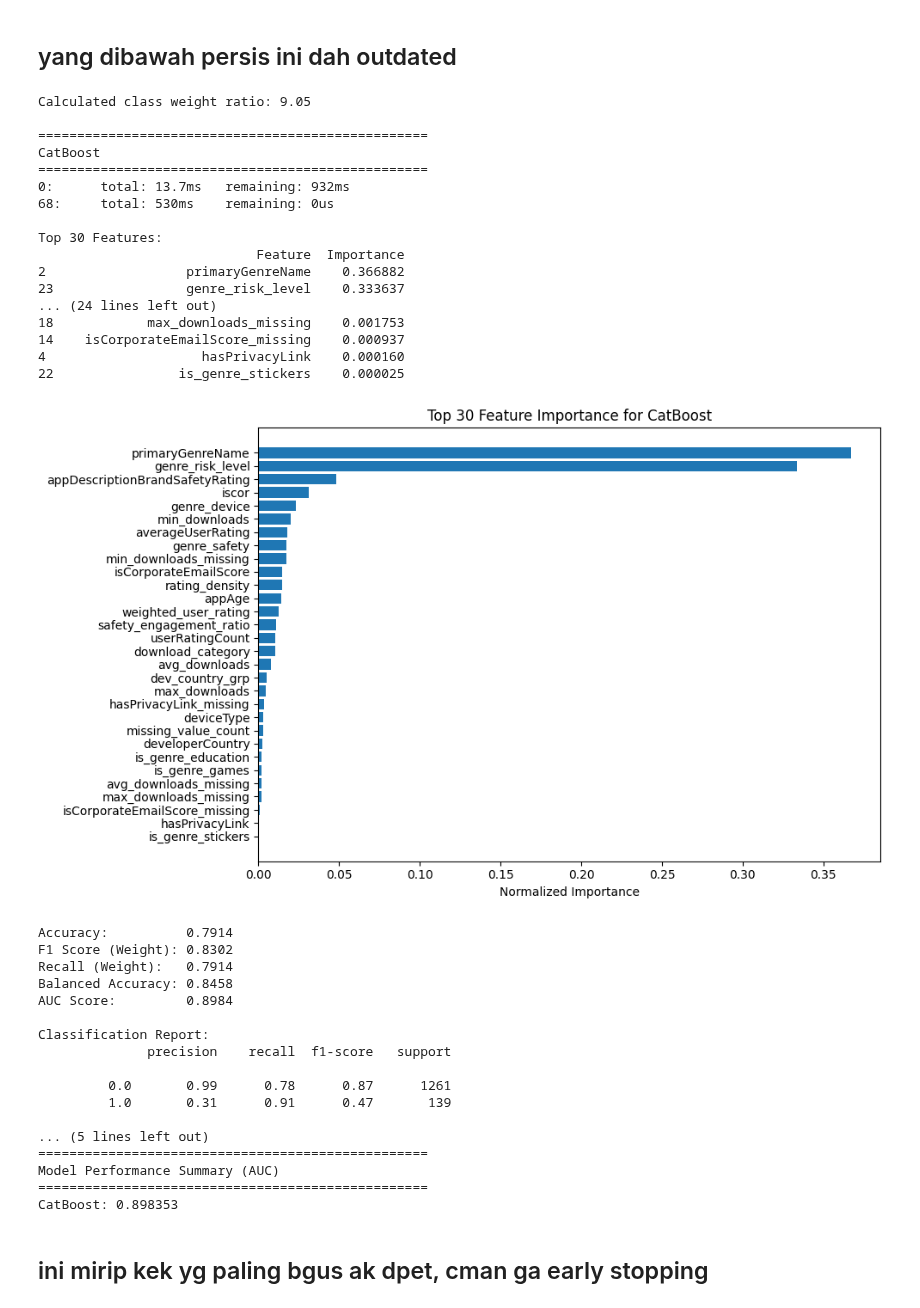
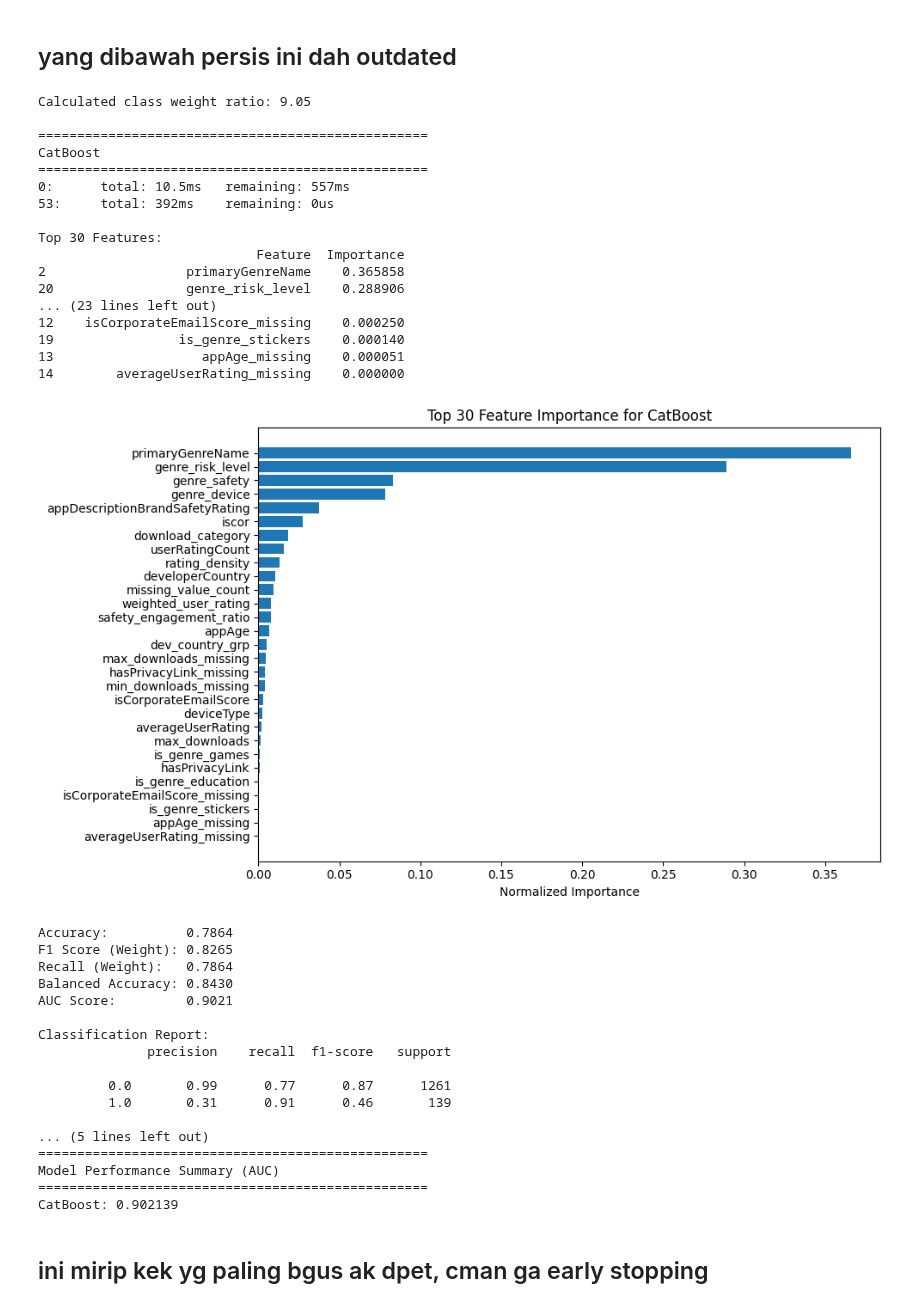
Before and after one commit to Reasondro/FindIT, a Jupyter notebook: Find_IT_Ale_New.ipynb, the cells around one changed output. Saved outputs shown, nothing was run; the diff lists cells and outputs as text; code cells hidden in the pictures.

```diff
--- a/Find_IT_Ale_New.ipynb
+++ b/Find_IT_Ale_New.ipynb
@@ -1162,7 +1162,7 @@ class FeatureCleaner(BaseEstimator, TransformerMixin):
         # Apply extraction and create new columns
         result_df['min_downloads'] = result_df['downloads'].apply(lambda x: extract_min_max(x)[0] if not pd.isna(x) else np.nan)
         result_df['max_downloads'] = result_df['downloads'].apply(lambda x: extract_min_max(x)[1] if not pd.isna(x) else np.nan)
-        result_df['avg_downloads'] = (result_df['min_downloads'] + result_df['max_downloads']) / 2
+        # result_df['avg_downloads'] = (result_df['min_downloads'] + result_df['max_downloads']) / 2
 
         def categorize_downloads(min_val):
             if pd.isna(min_val):
@@ -1889,6 +1892,8 @@ X_train = train_piped.drop(columns=["coppaRisk"])
 y_train = train_piped['coppaRisk']
 X_val= val_piped.drop(columns=["coppaRisk"])
 y_val = val_piped['coppaRisk']
+X_train = X_train.drop(columns=["min_downloads"])
+X_val = X_val.drop(columns=["min_downloads"])
 # %% [output]
 DuplicateRemover: Before dropping duplicates: 5600
 DuplicateRemover: After dropping duplicates:  5597
@@ -1953,9 +1958,8 @@ cat_features = [
     'iscor',
     'genre_device',
     'genre_safety',
-    # "countryCode",
     "developerCountry",
-    'dev_country_grp'
+    'dev_country_grp',
 
 ]
 
@@ -2117,69 +2121,69 @@ models = {
         bootstrap_type="Bernoulli",
         grow_policy="Lossguide",
         # iterations=59,
-        iterations=69,
+        iterations=54,
         learning_rate=0.05,
         # depth=4, ## ? better ish
         # l2_leaf_reg=9, ##? better ish
         # depth=6, ## ? better ish 10,6??
-        depth=12, ## ? better ish 10,6??
+        depth=14, ## ? better ish 10,6??
         l2_leaf_reg=9, ##? better ish
         loss_function='Logloss',
         eval_metric='AUC',
         random_seed=42,
         class_weights=[1, class_weight_ratio],
         verbose=0
     )
 }
 
 # Evaluate all models
 results = {}
 for name, model in models.items():
     trained_model, auc_score = evaluate_model(model, X_train, y_train, X_val, y_val, name)
     results[name] = {'model': trained_model, 'auc': auc_score}
 
 # Display results summary
 print("\n" + "="*50)
 print("Model Performance Summary (AUC)")
 print("="*50)
 for name, result in sorted(results.items(), key=lambda x: x[1]['auc'], reverse=True):
     print(f"{name}: {result['auc']:.6f}")
 # %% [output]
 Calculated class weight ratio: 9.05
 
 ==================================================
 CatBoost
 ==================================================
-0:      total: 13.7ms   remaining: 932ms
-68:     total: 530ms    remaining: 0us
+0:      total: 10.5ms   remaining: 557ms
+53:     total: 392ms    remaining: 0us
 
 Top 30 Features:
                             Feature  Importance
-2                  primaryGenreName    0.366882
-23                 genre_risk_level    0.333637
-... (24 lines left out)
-18            max_downloads_missing    0.001753
-14    isCorporateEmailScore_missing    0.000937
-4                    hasPrivacyLink    0.000160
-22                is_genre_stickers    0.000025
+2                  primaryGenreName    0.365858
+20                 genre_risk_level    0.288906
+... (23 lines left out)
+12    isCorporateEmailScore_missing    0.000250
+19                is_genre_stickers    0.000140
+13                   appAge_missing    0.000051
+14        averageUserRating_missing    0.000000
-[figure, old version]
+[figure, new version]
-Accuracy:          0.7914
-F1 Score (Weight): 0.8302
-Recall (Weight):   0.7914
-Balanced Accuracy: 0.8458
-AUC Score:         0.8984
+Accuracy:          0.7864
+F1 Score (Weight): 0.8265
+Recall (Weight):   0.7864
+Balanced Accuracy: 0.8430
+AUC Score:         0.9021
 
 Classification Report:
               precision    recall  f1-score   support
 
-         0.0       0.99      0.78      0.87      1261
-         1.0       0.31      0.91      0.47       139
+         0.0       0.99      0.77      0.87      1261
+         1.0       0.31      0.91      0.46       139
 
 ... (5 lines left out)
 ==================================================
 Model Performance Summary (AUC)
 ==================================================
-CatBoost: 0.898353
+CatBoost: 0.902139
 # %% [markdown]
 ## ini mirip kek yg paling bgus ak dpet, cman ga early stopping
 # %%
```
Also changed, not shown: parts of 9 cells of this notebook.
